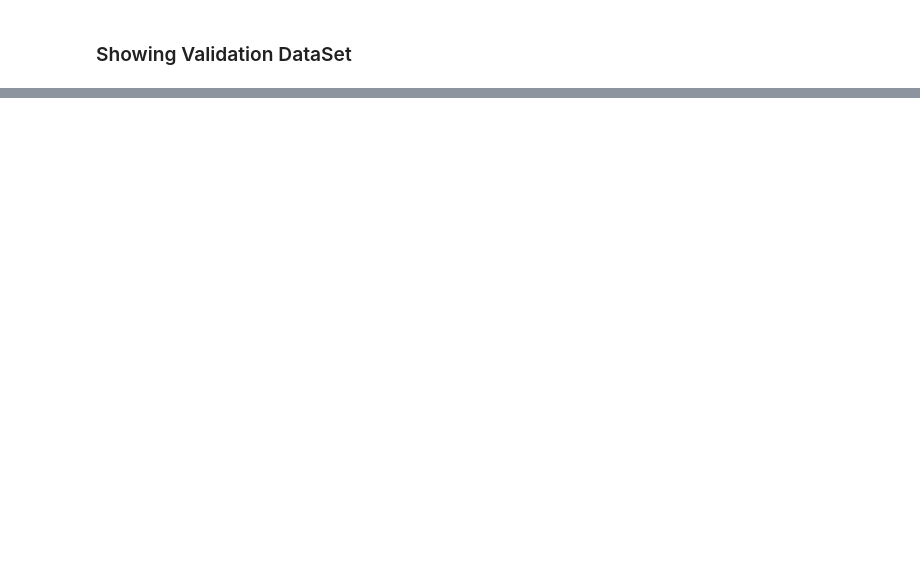
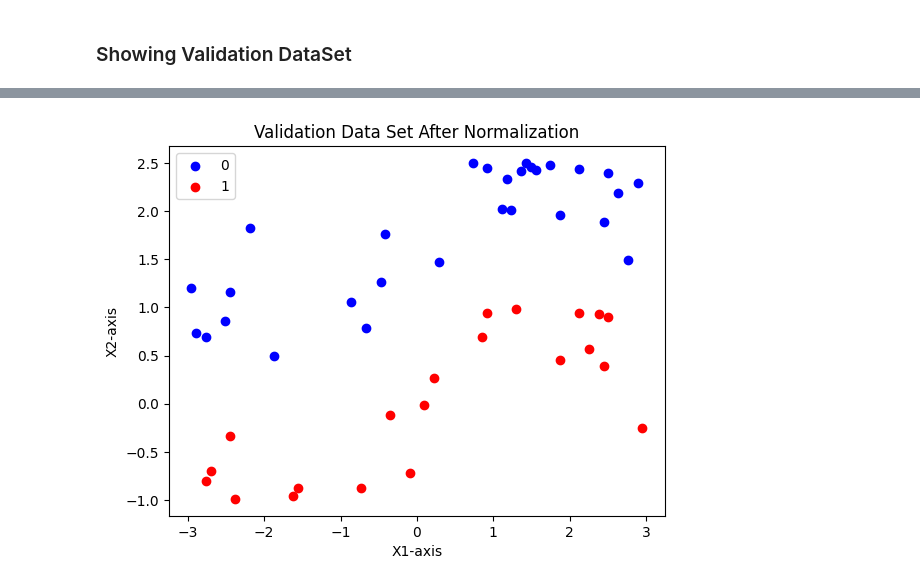
Before and after one commit to yazdanzv/ML_Project_no1, a Jupyter notebook: main.ipynb, the cells around one changed output, grey strips where cells are left out. Cells and saved outputs as stored; diff of their text form; code cells hidden in the pictures; blank space fills up the shorter version.

```diff
--- a/main.ipynb
+++ b/main.ipynb
@@ -185,0 +163,16 @@ plt.show()
+# %%
+# Blue for class zero and Red for class 1
+class_colors = {0: 'blue', 1: 'red'}
+
+# Create a scatter plot with colors based on the labels
+for class_label, color in class_colors.items():
+    plt.scatter(df_valid[df_valid['labels'] == class_label]['x1'], df_valid[df_valid['labels'] == class_label]['x2'], label=class_label, c=color)
+
+plt.xlabel('X1-axis')
+plt.ylabel('X2-axis')
+plt.legend()
+plt.title('Validation Data Set After Normalization')
+
+plt.show()
+# %% [output]
+[figure, added]
```
Also changed, not shown: parts of 29 cells of this notebook.
